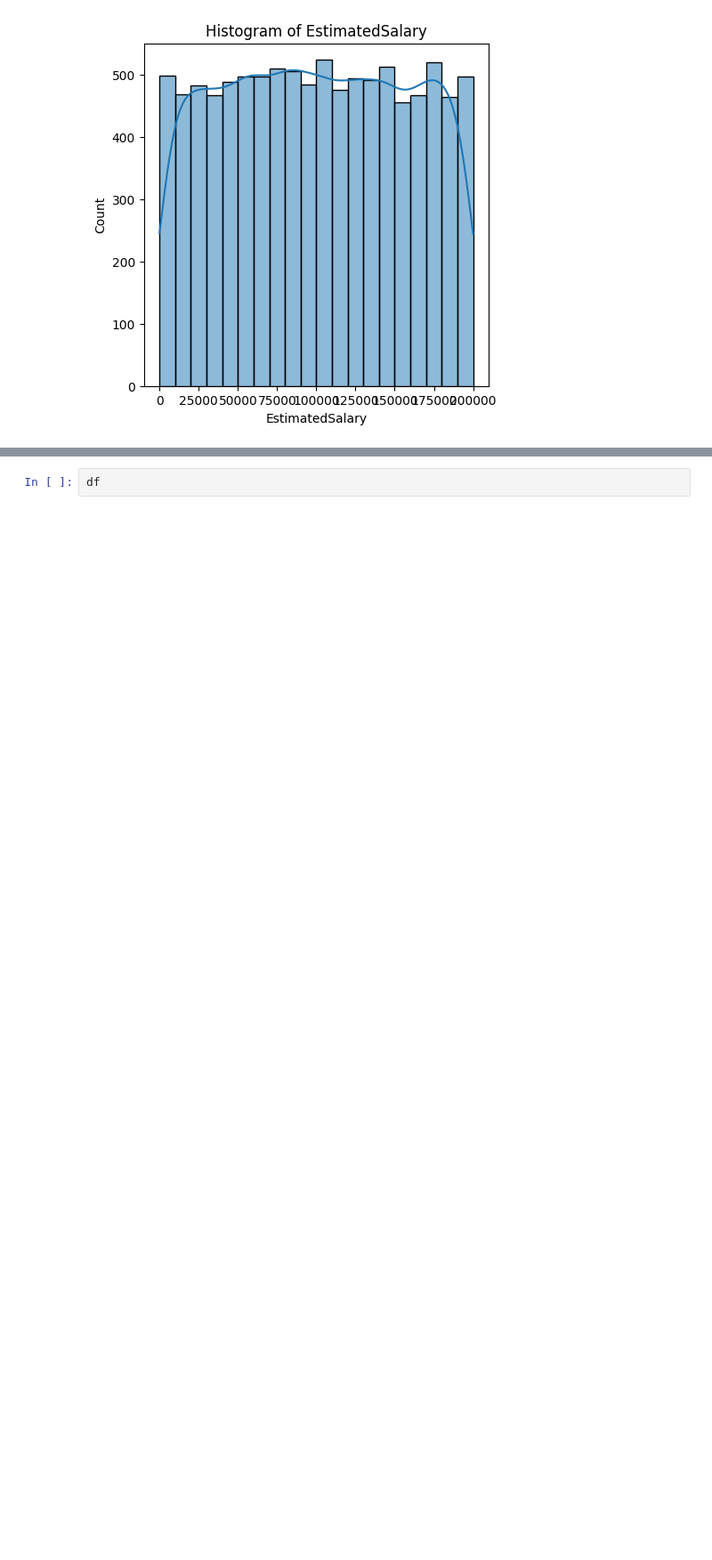
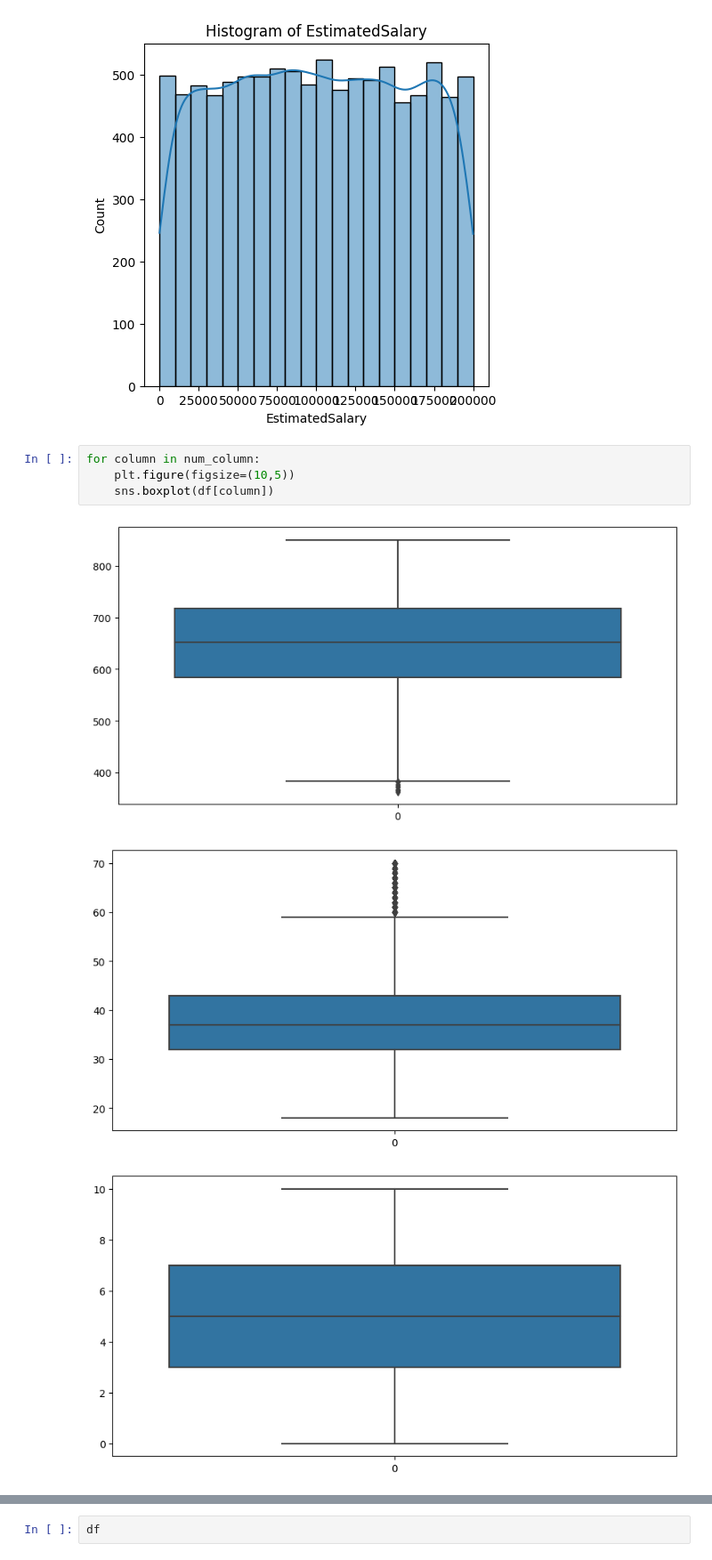
Before and after one commit to Aimal10/schulich_data_science_1, a Jupyter notebook: Assignment_solution/Daily-practice.ipynb/Day_1.ipynb, the cells around one changed output, grey strips where cells are left out. Shown at 89% size. Drawn from its saved outputs; the diff is of its cells as text; blank space fills up the shorter version.

```diff
--- a/Assignment_solution/Daily-practice.ipynb/Day_1.ipynb
+++ b/Assignment_solution/Daily-practice.ipynb/Day_1.ipynb
@@ -298,3 +298,11 @@ for column in num_column:
 [figure]
 [figure]
 [figure]
+# %%
+for column in num_column:
+    plt.figure(figsize=(10,5))
+    sns.boxplot(df[column])
+# %% [output]
+[figure, added]
+[figure, added]
+[figure, added]
```
Also changed, not shown: parts of 39 cells of this notebook, 2 other files.
